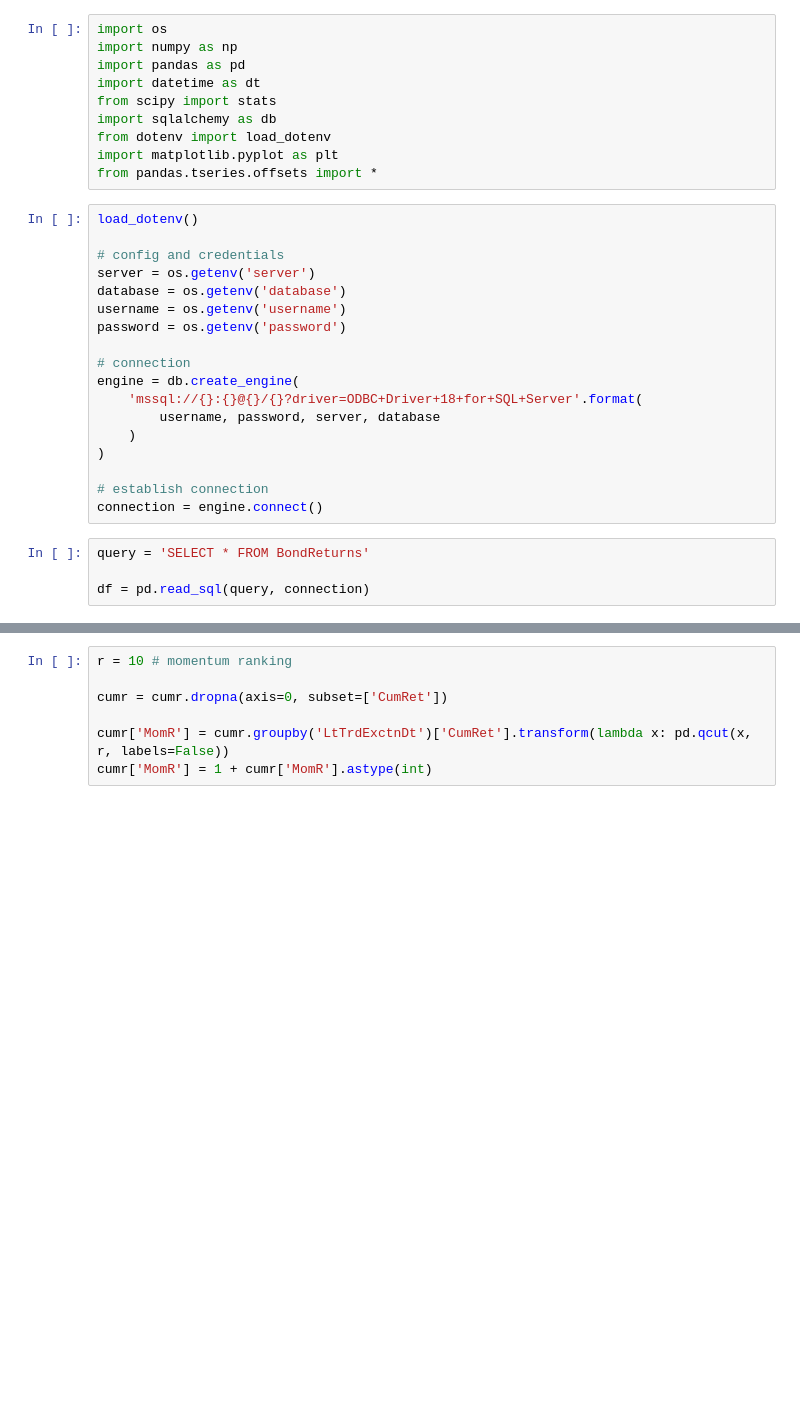
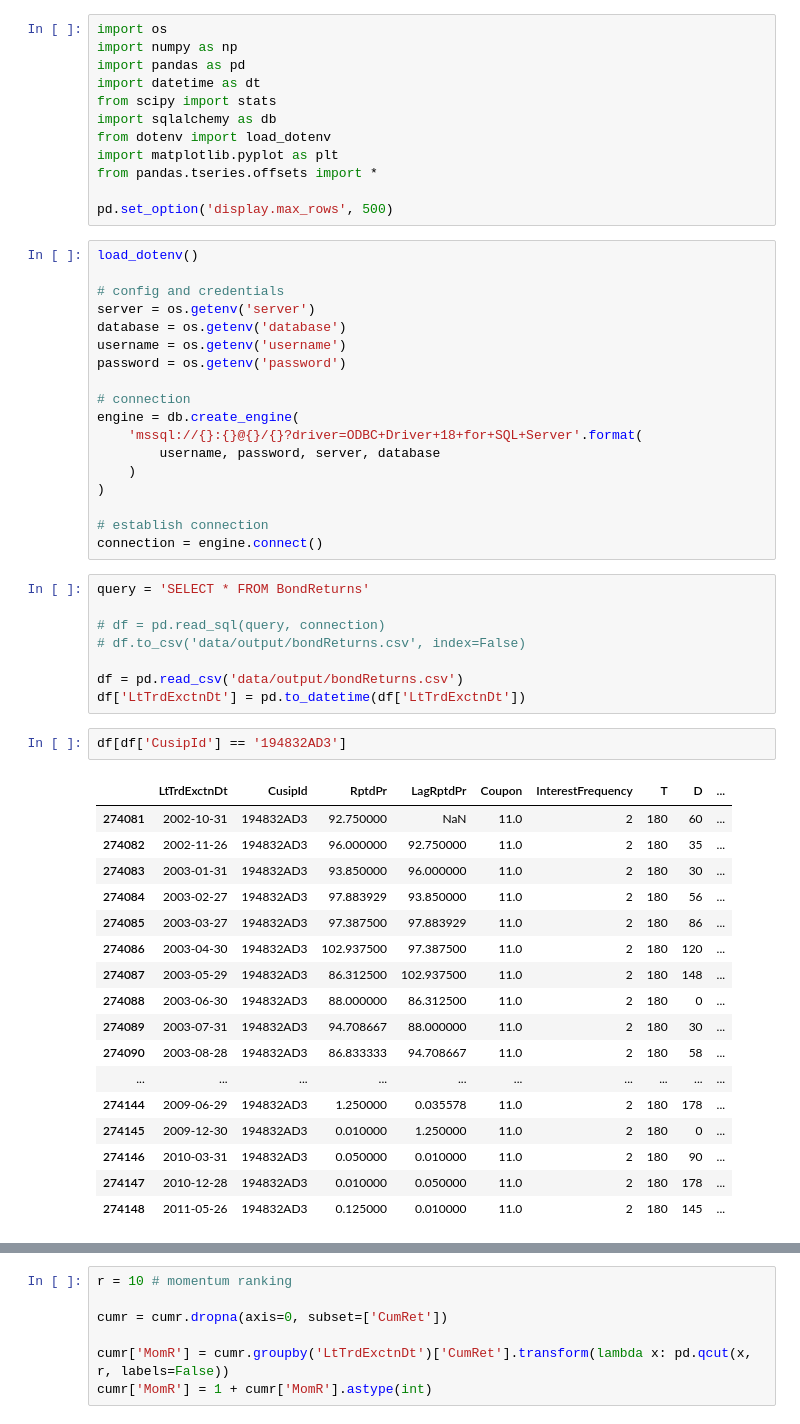
Before and after one commit to sonqo/msc-data-science, a Jupyter notebook: 0-thesis/portfolios.ipynb, the cells around one changed output, grey strips where cells are left out. Cells and saved outputs as stored; diff of their text form; blank space fills up the shorter version.

```diff
--- a/0-thesis/portfolios.ipynb
+++ b/0-thesis/portfolios.ipynb
@@ -8,6 +8,8 @@ import sqlalchemy as db
 from dotenv import load_dotenv
 import matplotlib.pyplot as plt
 from pandas.tseries.offsets import *
+
+pd.set_option('display.max_rows', 500)
 # %%
 load_dotenv()
 
@@ -29,6 +31,30 @@ connection = engine.connect()
 # %%
 query = 'SELECT * FROM BondReturns'
 
-df = pd.read_sql(query, connection)
+# df = pd.read_sql(query, connection)
+# df.to_csv('data/output/bondReturns.csv', index=False)
+
+df = pd.read_csv('data/output/bondReturns.csv')
+df['LtTrdExctnDt'] = pd.to_datetime(df['LtTrdExctnDt'])
+# %%
+df[df['CusipId'] == '194832AD3']
+# %% [output]
+|  | LtTrdExctnDt | CusipId | RptdPr | LagRptdPr | Coupon | InterestFrequency | T | D | ... |
+| 274081 | 2002-10-31 | 194832AD3 | 92.750000 | NaN | 11.0 | 2 | 180 | 60 | ... |
+| 274082 | 2002-11-26 | 194832AD3 | 96.000000 | 92.750000 | 11.0 | 2 | 180 | 35 | ... |
+| 274083 | 2003-01-31 | 194832AD3 | 93.850000 | 96.000000 | 11.0 | 2 | 180 | 30 | ... |
+| 274084 | 2003-02-27 | 194832AD3 | 97.883929 | 93.850000 | 11.0 | 2 | 180 | 56 | ... |
+| 274085 | 2003-03-27 | 194832AD3 | 97.387500 | 97.883929 | 11.0 | 2 | 180 | 86 | ... |
+| 274086 | 2003-04-30 | 194832AD3 | 102.937500 | 97.387500 | 11.0 | 2 | 180 | 120 | ... |
+| 274087 | 2003-05-29 | 194832AD3 | 86.312500 | 102.937500 | 11.0 | 2 | 180 | 148 | ... |
+| 274088 | 2003-06-30 | 194832AD3 | 88.000000 | 86.312500 | 11.0 | 2 | 180 | 0 | ... |
+| 274089 | 2003-07-31 | 194832AD3 | 94.708667 | 88.000000 | 11.0 | 2 | 180 | 30 | ... |
+| 274090 | 2003-08-28 | 194832AD3 | 86.833333 | 94.708667 | 11.0 | 2 | 180 | 58 | ... |
+| ... | ... | ... | ... | ... | ... | ... | ... | ... | ... |
+| 274144 | 2009-06-29 | 194832AD3 | 1.250000 | 0.035578 | 11.0 | 2 | 180 | 178 | ... |
+| 274145 | 2009-12-30 | 194832AD3 | 0.010000 | 1.250000 | 11.0 | 2 | 180 | 0 | ... |
+| 274146 | 2010-03-31 | 194832AD3 | 0.050000 | 0.010000 | 11.0 | 2 | 180 | 90 | ... |
+| 274147 | 2010-12-28 | 194832AD3 | 0.010000 | 0.050000 | 11.0 | 2 | 180 | 178 | ... |
+| 274148 | 2011-05-26 | 194832AD3 | 0.125000 | 0.010000 | 11.0 | 2 | 180 | 145 | ... |
 # %%
 df.head()
```
Also changed, not shown: parts of 22 cells of this notebook, 13 other files.
